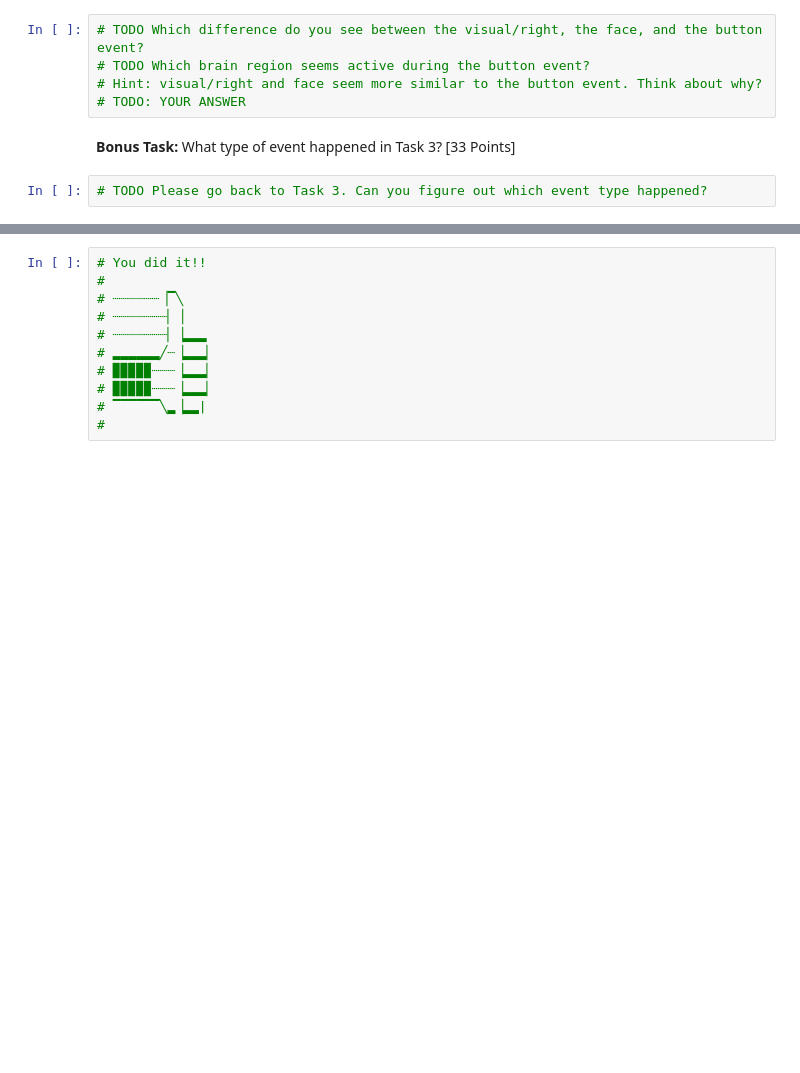
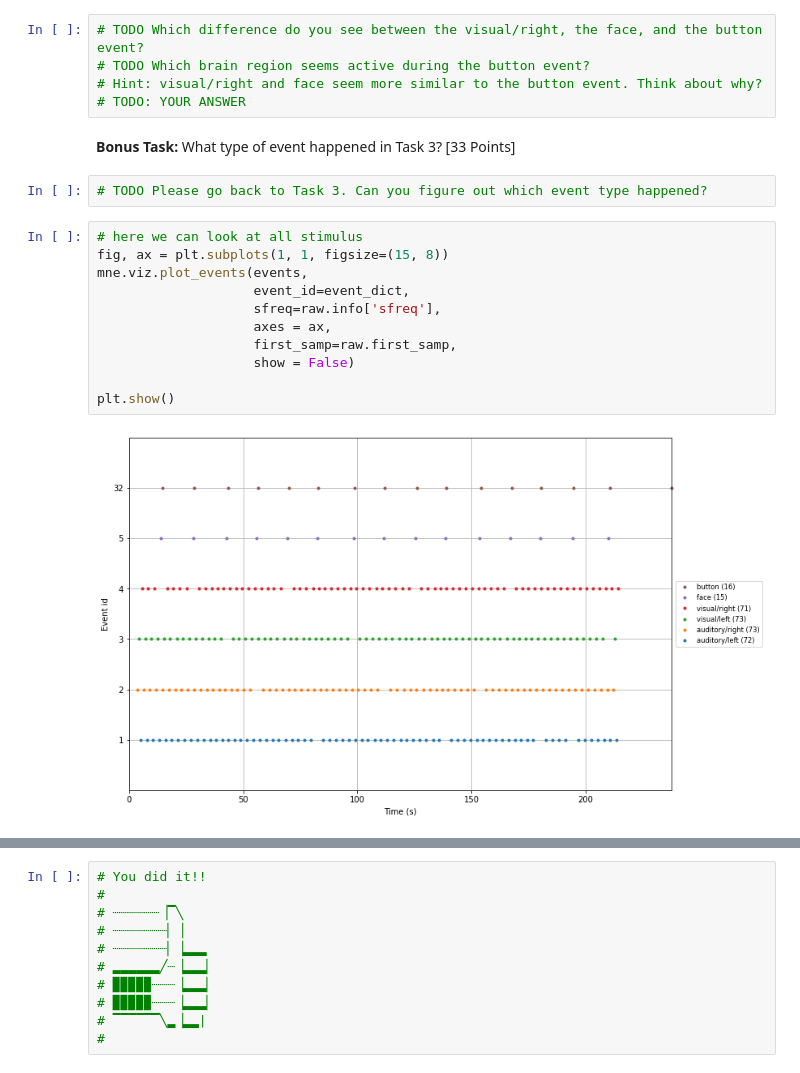
Before and after one commit to bostongfx/cs480student_2021, a Jupyter notebook: 02/CS480_Assignment_2.ipynb, the cells around one changed output, grey strips where cells are left out. Cells and saved outputs as stored; diff of their text form; blank space fills up the shorter version.

```diff
--- a/02/CS480_Assignment_2.ipynb
+++ b/02/CS480_Assignment_2.ipynb
@@ -176,3 +185,16 @@ face_activity = epochs['face'].plot_psd_topomap()
 **Bonus Task:** What type of event happened in Task 3? [33 Points]
 # %%
 # TODO Please go back to Task 3. Can you figure out which event type happened?
+# %%
+# here we can look at all stimulus
+fig, ax = plt.subplots(1, 1, figsize=(15, 8))
+mne.viz.plot_events(events,
+                    event_id=event_dict,
+                    sfreq=raw.info['sfreq'],
+                    axes = ax,
+                    first_samp=raw.first_samp,
+                    show = False)
+
+plt.show()
+# %% [output]
+[figure, added]
```
Also changed, not shown: parts of 6 cells of this notebook.
